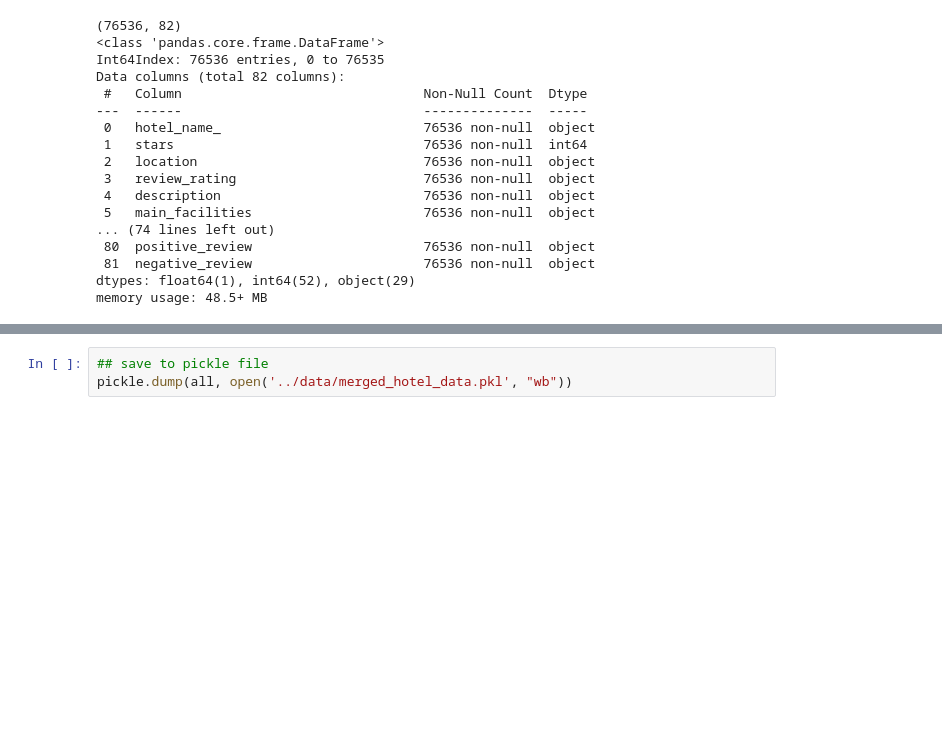
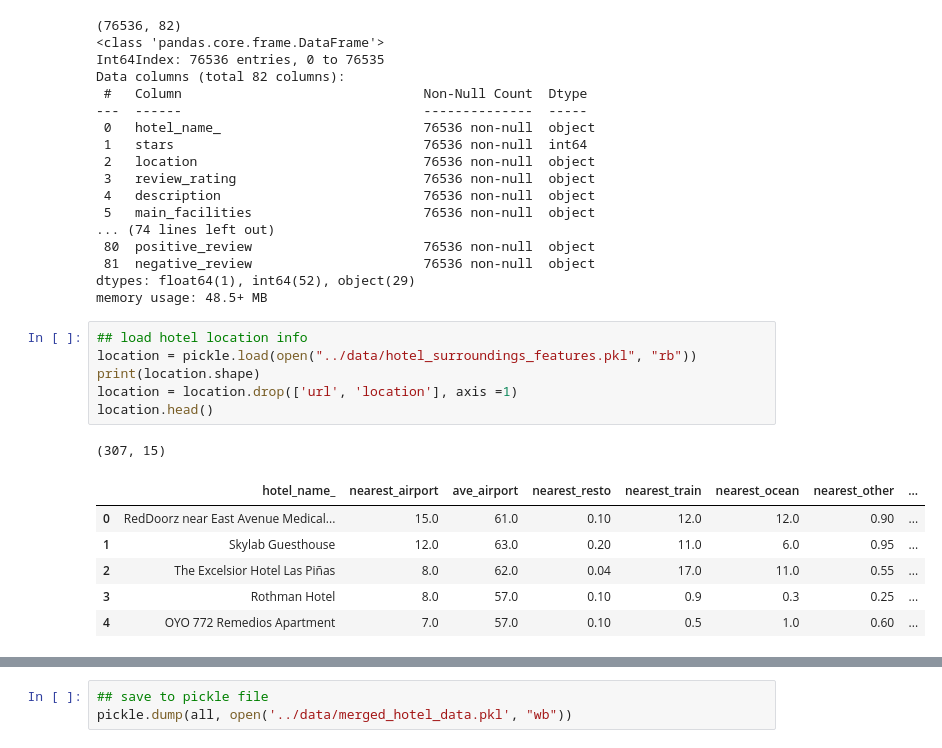
Before and after one commit to ejmasuncion/dsf10_capstone, a Jupyter notebook: cleaning/merge_tables.ipynb, the cells around one changed output, grey strips where cells are left out. Saved outputs shown, nothing was run; the diff lists cells and outputs as text; blank space fills up the shorter version.

Commit message:
adding location data to merged data

```diff
--- a/cleaning/merge_tables.ipynb
+++ b/cleaning/merge_tables.ipynb
@@ -95,3 +95,17 @@ Data columns (total 82 columns):
  81  negative_review                      76536 non-null  object
 dtypes: float64(1), int64(52), object(29)
 memory usage: 48.5+ MB
+# %%
+## load hotel location info
+location = pickle.load(open("../data/hotel_surroundings_features.pkl", "rb"))
+print(location.shape)
+location = location.drop(['url', 'location'], axis =1)
+location.head()
+# %% [output]
+(307, 15)
+|  | hotel_name_ | nearest_airport | ave_airport | nearest_resto | nearest_train | nearest_ocean | nearest_other | ... |
+| 0 | RedDoorz near East Avenue Medical... | 15.0 | 61.0 | 0.10 | 12.0 | 12.0 | 0.90 | ... |
+| 1 | Skylab Guesthouse | 12.0 | 63.0 | 0.20 | 11.0 | 6.0 | 0.95 | ... |
+| 2 | The Excelsior Hotel Las Piñas | 8.0 | 62.0 | 0.04 | 17.0 | 11.0 | 0.55 | ... |
+| 3 | Rothman Hotel | 8.0 | 57.0 | 0.10 | 0.9 | 0.3 | 0.25 | ... |
+| 4 | OYO 772 Remedios Apartment | 7.0 | 57.0 | 0.10 | 0.5 | 1.0 | 0.60 | ... |
```
Also changed, not shown: parts of 2 cells of this notebook, 2 other files.
